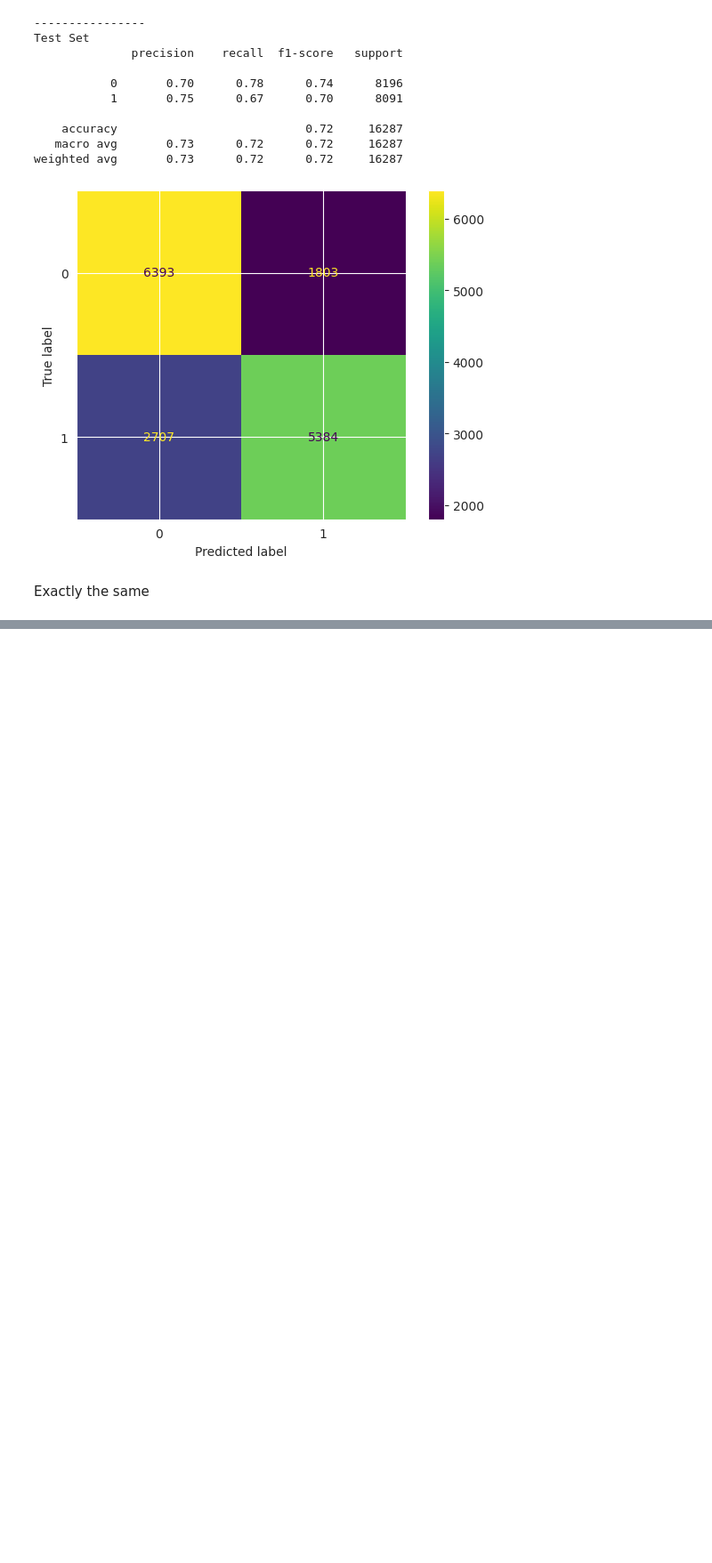
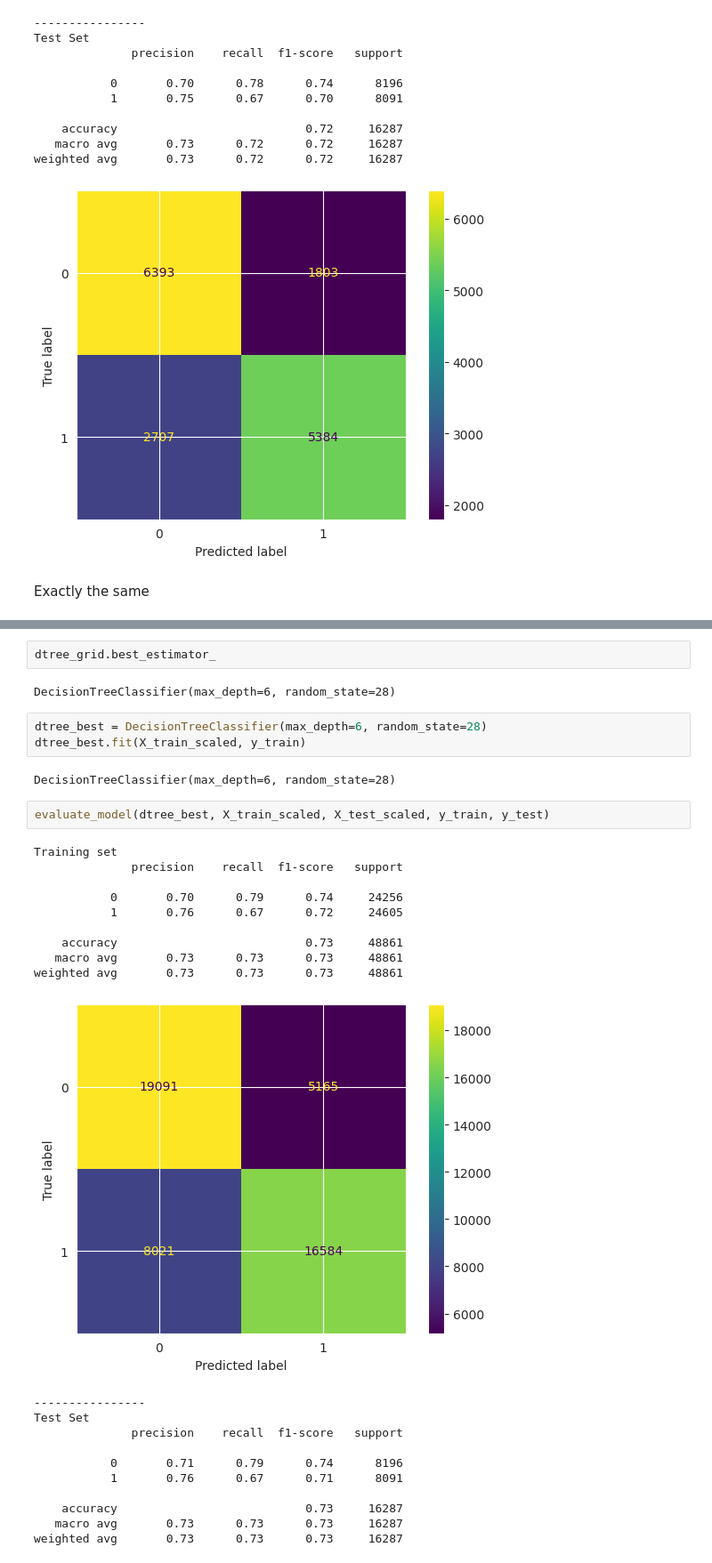
Before and after one commit to Dhairya-Arora01/Cardio-disease-predictor, a Jupyter notebook: cardio.ipynb, the cells around one changed output, grey strips where cells are left out. Shown: that part at 89% size. Saved outputs shown, nothing was run; the diff lists cells and outputs as text; blank space fills up the shorter version.

```diff
--- a/cardio.ipynb
+++ b/cardio.ipynb
@@ -261,0 +316,32 @@ Exactly the same
+# %%
+dtree_grid.best_estimator_
+# %% [output]
+DecisionTreeClassifier(max_depth=6, random_state=28)
+# %%
+dtree_best = DecisionTreeClassifier(max_depth=6, random_state=28)
+dtree_best.fit(X_train_scaled, y_train)
+# %% [output]
+DecisionTreeClassifier(max_depth=6, random_state=28)
+# %%
+evaluate_model(dtree_best, X_train_scaled, X_test_scaled, y_train, y_test)
+# %% [output]
+Training set
+              precision    recall  f1-score   support
+
+           0       0.70      0.79      0.74     24256
+           1       0.76      0.67      0.72     24605
+
+    accuracy                           0.73     48861
+   macro avg       0.73      0.73      0.73     48861
+weighted avg       0.73      0.73      0.73     48861
+[figure, added]
+----------------
+Test Set
+              precision    recall  f1-score   support
+
+           0       0.71      0.79      0.74      8196
+           1       0.76      0.67      0.71      8091
+
+    accuracy                           0.73     16287
+   macro avg       0.73      0.73      0.73     16287
+weighted avg       0.73      0.73      0.73     16287
```
Also changed, not shown: parts of 24 cells of this notebook.
